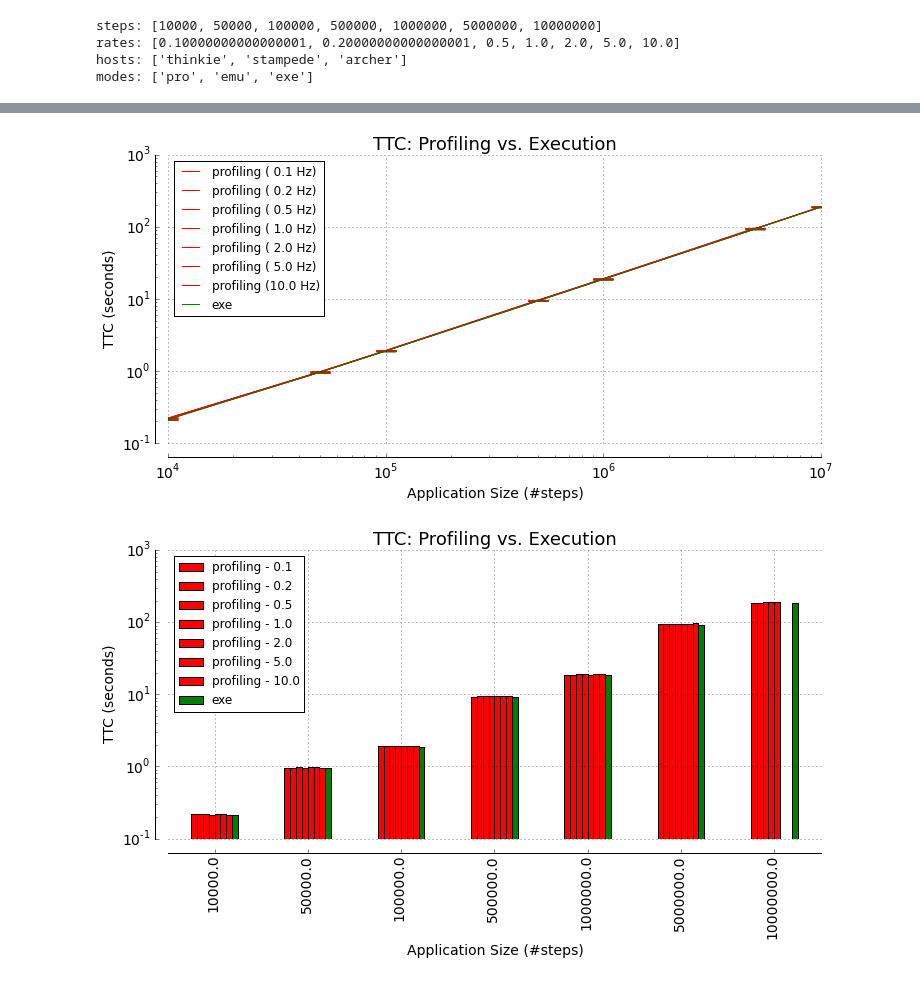
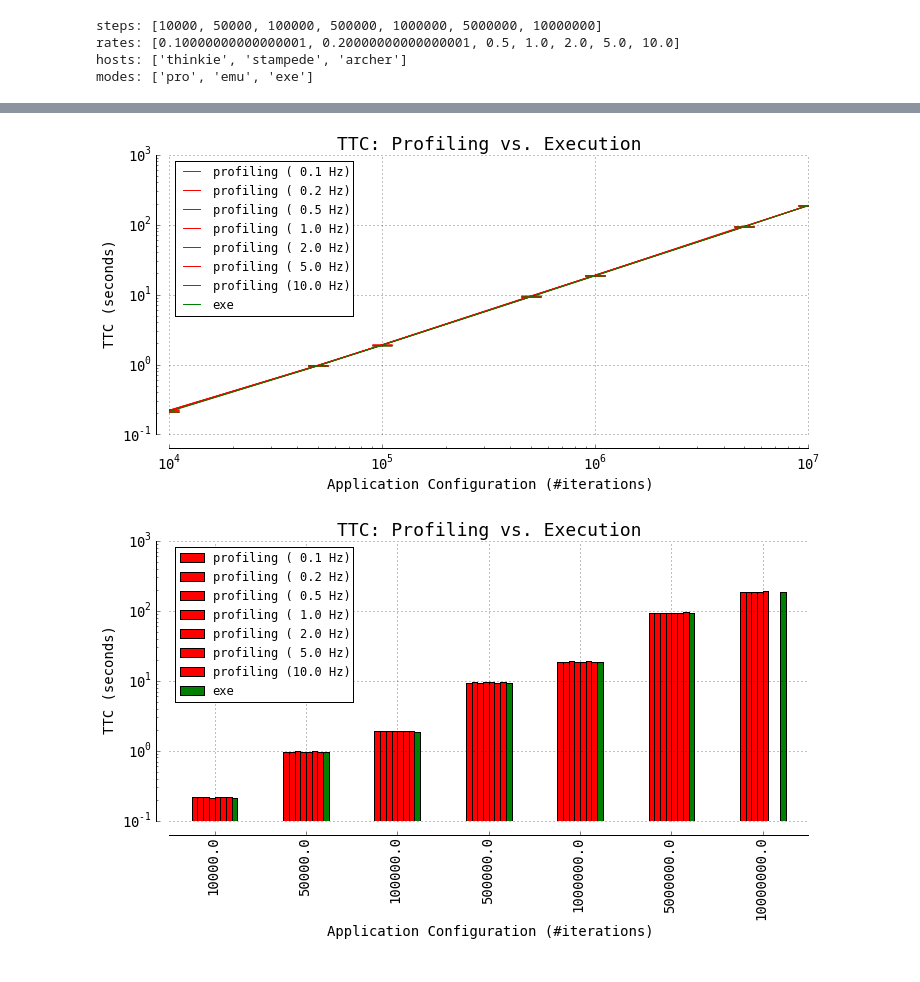
Before and after one commit to radical-experiments/radical.synapse, a Jupyter notebook: 2015-wrap/plots/Synapse_WRAP.ipynb, the cells around one changed output, grey strips where cells are left out. Drawn from its saved outputs; the diff is of its cells as text; code cells hidden in the pictures.

```diff
--- a/2015-wrap/plots/Synapse_WRAP.ipynb
+++ b/2015-wrap/plots/Synapse_WRAP.ipynb
@@ -113,11 +119,11 @@ for mode in ['pro']:
             continue
 
         tmp_means.plot(logy=True, logx=True, yerr=tmp_errors, ax=ax_ops, capsize=10, marker='o')
-        labels.append ('%s (%d steps)' % (modnames[mode], step))
+        labels.append ('%8s iterations' % step)
 
 ax_ops.set_xlabel("Sampling Frequency (Hz)", fontsize=14)
 ax_ops.set_ylabel("Number of Operations",    fontsize=14)
-legend(labels, loc='best')
+legend(labels, loc='upper right', fontsize=12)
 savefig('pro_ops.png', bbox_inches='tight')
 savefig('pro_ops.pdf', bbox_inches='tight')
 # %% [output]
@@ -144,11 +150,11 @@ for rate in rates:
         continue
 
     tmp_means.plot(logy=True, logx=True, yerr=tmp_errors, ax=ax_ops, capsize=10, color=colors[mode])
-    labels.append ('%s (%7s Hz)' % (modnames[mode], rate))
+    labels.append ('%s (%4s Hz)' % (modnames[mode], rate))
 
-ax_ops.set_xlabel("Application Size (#steps)", fontsize=14)
-ax_ops.set_ylabel("Number of Operations",      fontsize=14)
-plt.legend(labels, loc='best')
+ax_ops.set_xlabel("Application Configuration (#iterations)", fontsize=14)
+ax_ops.set_ylabel("Number of Operations", fontsize=14)
+plt.legend(labels, loc='best', fontsize=12)
 plt.savefig('pro_cpu.png', bbox_inches='tight')
 plt.savefig('pro_cpu.pdf', bbox_inches='tight')
 # %% [output]
@@ -173,11 +179,12 @@ for rate in rates:
         continue
 
     tmp_means.plot(logy=True, logx=True, yerr=tmp_errors, ax=ax_mem, capsize=10)
-    labels.append ('%s (%7s Hz)' % (modnames[mode], rate))
+    labels.append ('%s (%4s Hz)' % (modnames[mode], rate))
 
-ax_mem.set_xlabel("Application Size (#steps)", fontsize=14)
-ax_mem.set_ylabel("Resident Memory (Bytes)",   fontsize=14)
-plt.legend(labels, loc='best')
+
+ax_mem.set_xlabel("Application Configuration (#iterations)", fontsize=14)
+ax_mem.set_ylabel("Resident Memory (Bytes)", fontsize=14)
+plt.legend(labels, loc='best', fontsize=12)
 plt.savefig('pro_mem.png', bbox_inches='tight')
 plt.savefig('pro_mem.pdf', bbox_inches='tight')
 
@@ -201,11 +208,11 @@ for rate in rates:
         continue
 
     tmp_means.plot(logy=True, logx=True, yerr=tmp_errors, ax=ax_read, capsize=10)
-    labels.append ('%s (%7s Hz)' % (modnames[mode], rate))
+    labels.append ('%s (%4s Hz)' % (modnames[mode], rate))
 
-ax_read.set_xlabel("Application Size (#steps)", fontsize=14)
+ax_read.set_xlabel("Application Configuration (#iterations)", fontsize=14)
 ax_read.set_ylabel("Read from Storage (Bytes)", fontsize=14)
-plt.legend(labels, loc='best')
+plt.legend(labels, loc='best', fontsize=12)
 plt.savefig('pro_read.png', bbox_inches='tight')
 plt.savefig('pro_read.pdf', bbox_inches='tight')
 
@@ -229,11 +236,11 @@ for rate in rates:
         continue
 
     tmp_means.plot(logy=True, logx=True, yerr=tmp_errors, ax=ax_write, capsize=10)
-    labels.append ('%s (%7s Hz)' % (modnames[mode], rate))
+    labels.append ('%s (%4s Hz)' % (modnames[mode], rate))
 
-ax_write.set_xlabel("Application Size (#steps)", fontsize=14)
+ax_write.set_xlabel("Application Configuration (#iterations)", fontsize=14)
 ax_write.set_ylabel("Write to Storage (Bytes)",  fontsize=14)
-plt.legend(labels, loc='best')
+plt.legend(labels, loc='best', fontsize=12)
 plt.savefig('pro_write.png', bbox_inches='tight')
 plt.savefig('pro_write.pdf', bbox_inches='tight')
 # %% [output]
@@ -278,13 +285,13 @@ for mode in ['pro', 'exe']:
         else:
             labels.append ('%s (%4s Hz)' % (modnames[mode], rate))
 
-ax.set_xlabel("Application Size (#steps)", fontsize=14)
-ax.set_ylabel("TTC (seconds)",             fontsize=14)
-plt.legend(labels, loc='best')
+ax.set_xlabel("Application Configuration (#iterations)", fontsize=14)
+ax.set_ylabel("TTC (seconds)", fontsize=14)
+plt.legend(labels, loc='best', fontsize=12)
 plt.savefig('pro_overhead.png', bbox_inches='tight')
 plt.savefig('pro_overhead.pdf', bbox_inches='tight')
 # %% [output]
-[figure, old version]
+[figure, new version]
 # %%
 #  \subsubsection{P.1 -- Profiling Overhead}
 #
@@ -303,38 +310,38 @@ host      = 'thinkie'
 ax = create_figure('TTC: Profiling vs. Execution')
 
 df = pd.DataFrame()
 #for mode in ['pro', 'exe']:
 for mode in ['pro', 'exe']:
 
     tmp_rates = rates
     if mode == 'exe':
         tmp_rates = [1]
 
     for rate in tmp_rates:
 
-        idx = '%s - %s' % (modnames[mode], rate)
+        idx = '%s (%4s Hz)' % (modnames[mode], rate)
         if mode == 'exe':
             idx = 'exe'
 
         tmpf = f[(f['host'] == host) & (f['mode'] == mode)][['time_real', 'tag_step', 'tag_rate']]
 
       # print tmpf
         tmp = tmpf[(tmpf['tag_rate'] == rate)].groupby('tag_step')
         means = tmp.mean()
         df[idx] = means['time_real']
 
         my_labels.append (idx)
         my_colors.append (colors[mode])
 
 df.plot(logx=False, logy=True, kind='bar', ax=ax, color=my_colors)
 
-ax.set_xlabel("Application Size (#steps)", fontsize=14)
-ax.set_ylabel("TTC (seconds)",             fontsize=14)
-plt.legend(my_labels, loc='best')
+ax.set_xlabel("Application Configuration (#iterations)", fontsize=14)
+ax.set_ylabel("TTC (seconds)", fontsize=14)
+plt.legend(my_labels, loc='best', fontsize=12)
 plt.savefig('pro_overhead_bars.png', bbox_inches='tight')
 plt.savefig('pro_overhead_bars.pdf', bbox_inches='tight')
 # %% [output]
-[figure, old version]
+[figure, new version]
 # %%
 # \subsubsection{P.3/E.1 -- Profiling as Emulation Input}
 #
```
Also changed, not shown: parts of 7 cells of this notebook, 13 other files.
